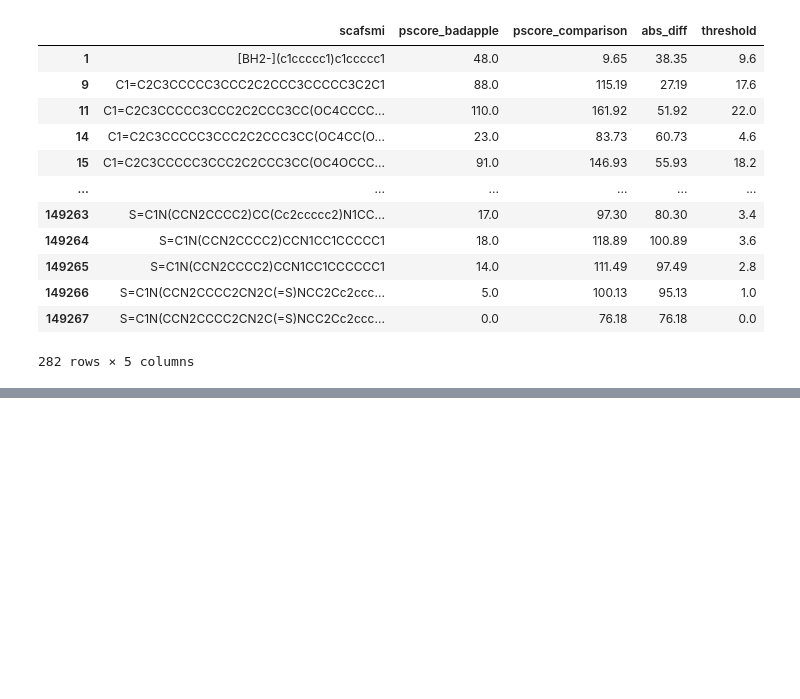
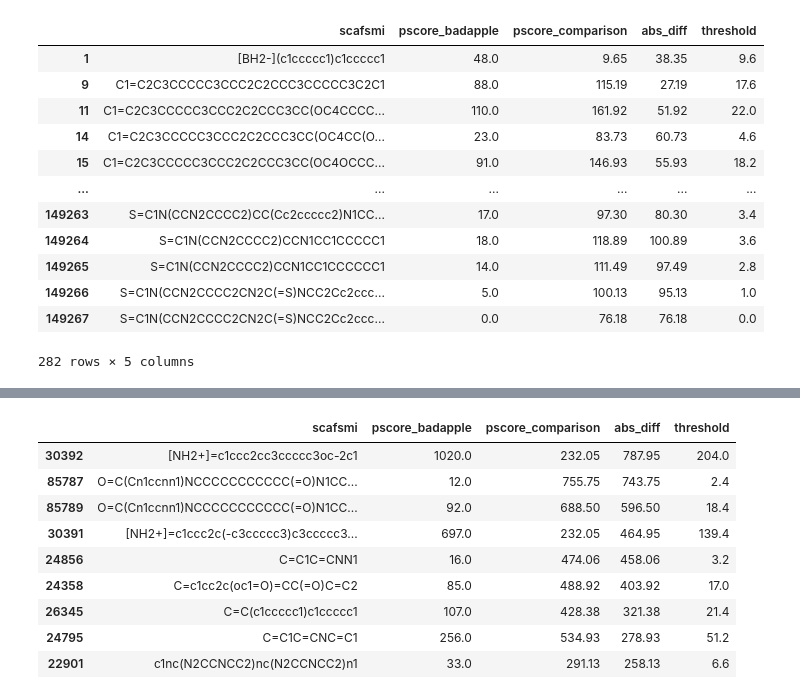
Before and after one commit to unmtransinfo/Badapple2, a Jupyter notebook: badapple1_comparison/src/notebooks/score_comparison.ipynb, the cells around one changed output, grey strips where cells are left out. Drawn from its saved outputs; the diff is of its cells as text; code cells hidden in the pictures; blank space fills up the shorter version.

```diff
--- a/badapple1_comparison/src/notebooks/score_comparison.ipynb
+++ b/badapple1_comparison/src/notebooks/score_comparison.ipynb
@@ -171,0 +181,13 @@ get_outliers_img(top_9_outliers, 3)
+# %%
+top_9_outliers
+# %% [output]
+|  | scafsmi | pscore_badapple | pscore_comparison | abs_diff | threshold |
+| 30392 | [NH2+]=c1ccc2cc3ccccc3oc-2c1 | 1020.0 | 232.05 | 787.95 | 204.0 |
+| 85787 | O=C(Cn1ccnn1)NCCCCCCCCCCC(=O)N1CC... | 12.0 | 755.75 | 743.75 | 2.4 |
+| 85789 | O=C(Cn1ccnn1)NCCCCCCCCCCC(=O)N1CC... | 92.0 | 688.50 | 596.50 | 18.4 |
+| 30391 | [NH2+]=c1ccc2c(-c3ccccc3)c3ccccc3... | 697.0 | 232.05 | 464.95 | 139.4 |
+| 24856 | C=C1C=CNN1 | 16.0 | 474.06 | 458.06 | 3.2 |
+| 24358 | C=c1cc2c(oc1=O)=CC(=O)C=C2 | 85.0 | 488.92 | 403.92 | 17.0 |
+| 26345 | C=C(c1ccccc1)c1ccccc1 | 107.0 | 428.38 | 321.38 | 21.4 |
+| 24795 | C=C1C=CNC=C1 | 256.0 | 534.93 | 278.93 | 51.2 |
+| 22901 | c1nc(N2CCNCC2)nc(N2CCNCC2)n1 | 33.0 | 291.13 | 258.13 | 6.6 |
```
Also changed, not shown: parts of 3 cells of this notebook.
